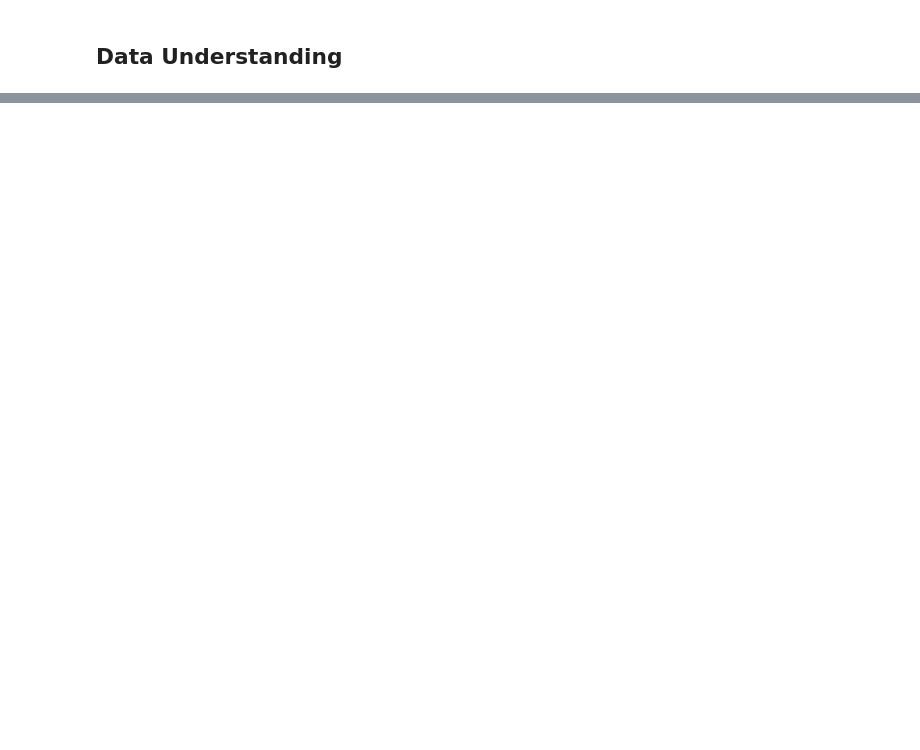
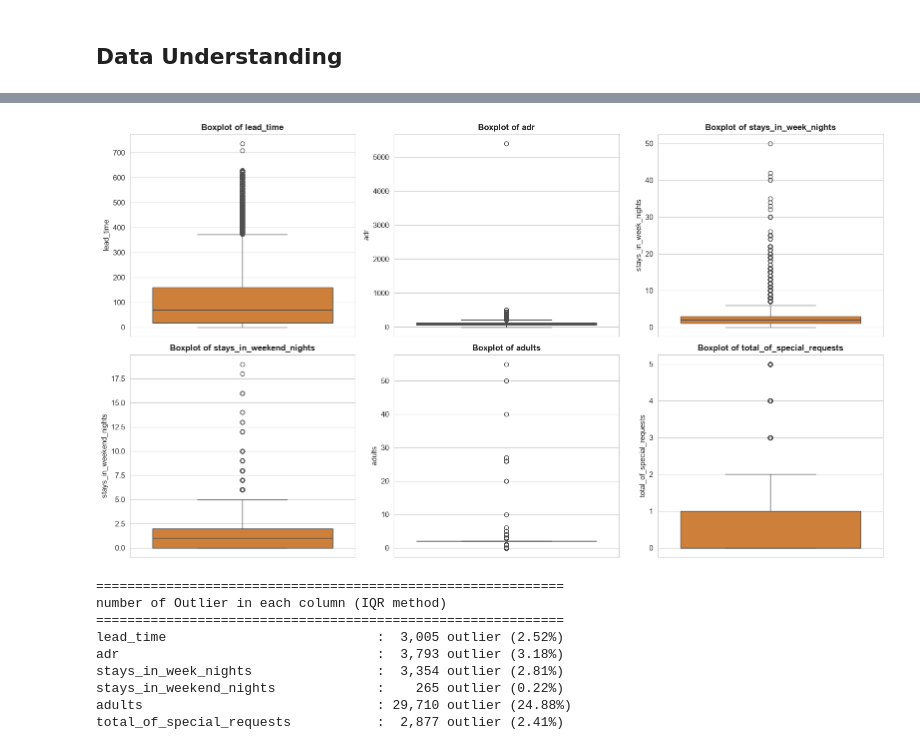
Before and after one commit to mohammadmhg/ml-casebooks, a Jupyter notebook: Hotel-Booking-Demand/notebook/hotel_cancellation_and_adr_modeling.ipynb, the cells around one changed output, grey strips where cells are left out. Cells and saved outputs as stored; diff of their text form; code cells hidden in the pictures; blank space fills up the shorter version.

```diff
--- a/Hotel-Booking-Demand/notebook/hotel_cancellation_and_adr_modeling.ipynb
+++ b/Hotel-Booking-Demand/notebook/hotel_cancellation_and_adr_modeling.ipynb
@@ -334,0 +456,38 @@ Dataset شامل **119,390 رکورد** و **32 ستون** است. این حجم
+# %%
+# [Code Cell]
+#  Boxplot برای شناسایی Outlier
+
+fig, axes = plt.subplots(2, 3, figsize=(16, 9))
+axes = axes.flatten()
+
+for i, col in enumerate(numerical_important):
+    sns.boxplot(y=df[col], ax=axes[i], color='#e67e22')
+    axes[i].set_title(f'Boxplot of {col}', fontsize=12, fontweight='bold')
+    axes[i].set_ylabel(col)
+
+plt.tight_layout()
+plt.show()
+
+# calculate exact number of Outlier with IQR method
+print("\n" + "="*60)
+print("number of Outlier in each column (IQR method)")
+print("="*60)
+for col in numerical_important:
+    Q1 = df[col].quantile(0.25)
+    Q3 = df[col].quantile(0.75)
+    IQR = Q3 - Q1
+    lower = Q1 - 1.5 * IQR
+    upper = Q3 + 1.5 * IQR
+    n_outliers = ((df[col] < lower) | (df[col] > upper)).sum()
+    print(f"{col:35s} : {n_outliers:6,} outlier ({n_outliers/len(df)*100:.2f}%)")
+# %% [output]
+[figure, added]
+============================================================
+number of Outlier in each column (IQR method)
+============================================================
+lead_time                           :  3,005 outlier (2.52%)
+adr                                 :  3,793 outlier (3.18%)
+stays_in_week_nights                :  3,354 outlier (2.81%)
+stays_in_weekend_nights             :    265 outlier (0.22%)
+adults                              : 29,710 outlier (24.88%)
+total_of_special_requests           :  2,877 outlier (2.41%)
```
Also changed, not shown: parts of 140 cells of this notebook.
